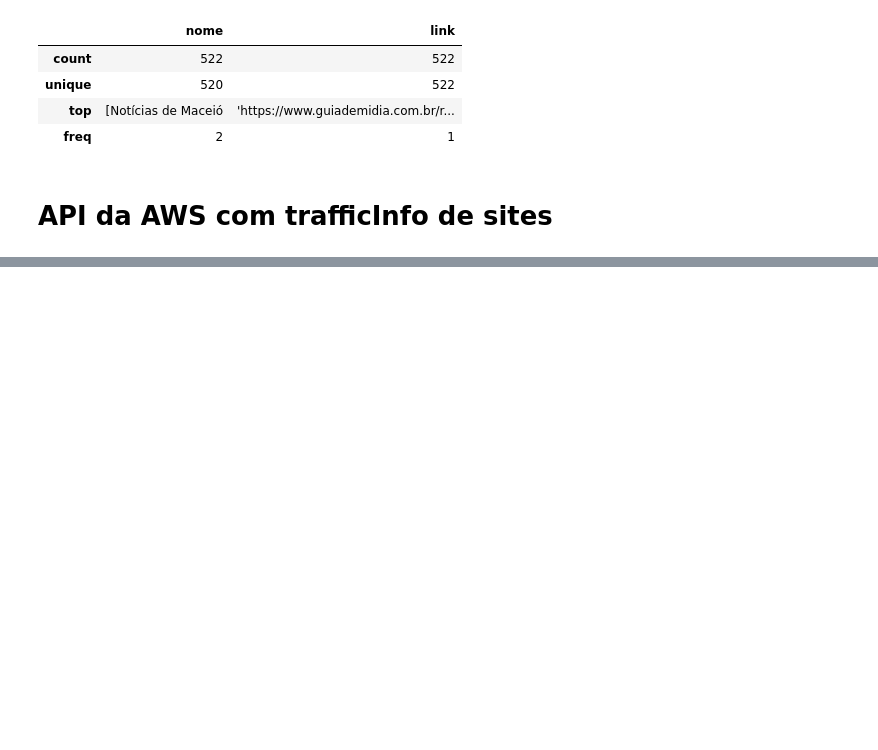
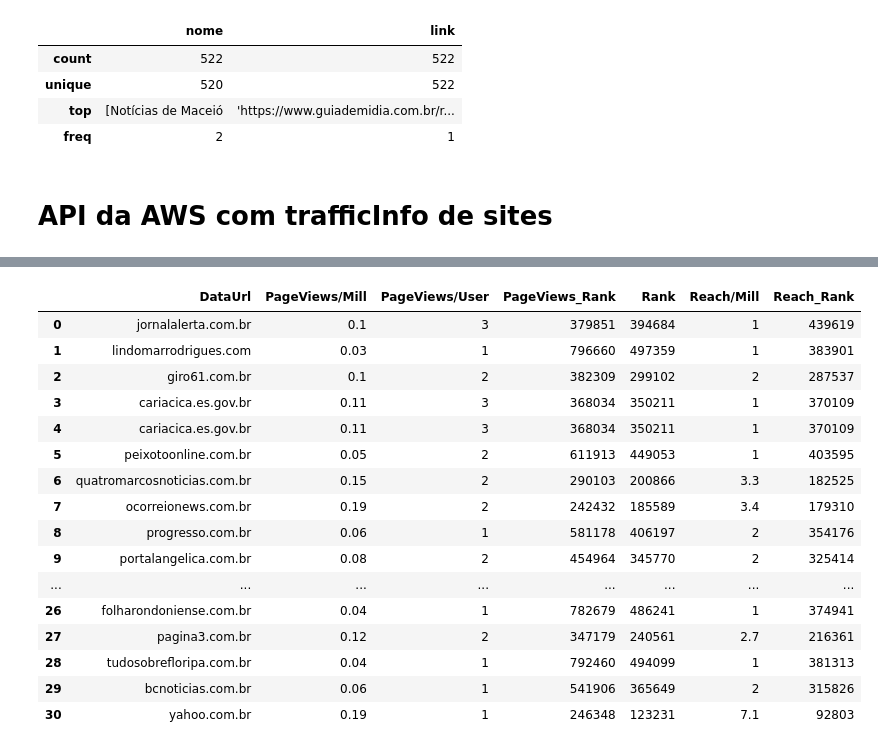
Before and after one commit to magemongo/ContentLovers, a Jupyter notebook: Scrapping_Publisher.ipynb, the cells around one changed output, grey strips where cells are left out. Saved outputs shown, nothing was run; the diff lists cells and outputs as text; code cells hidden in the pictures; blank space fills up the shorter version.

```diff
--- a/Scrapping_Publisher.ipynb
+++ b/Scrapping_Publisher.ipynb
@@ -324,0 +392,22 @@ Response code: 200
+# %%
+df_B = pd.DataFrame()
+df_B = fill_df(new_parse,'1 Months', 'integer')
+df_B
+# %% [output]
+|  | DataUrl | PageViews/Mill | PageViews/User | PageViews_Rank | Rank | Reach/Mill | Reach_Rank |
+| 0 | jornalalerta.com.br | 0.1 | 3 | 379851 | 394684 | 1 | 439619 |
+| 1 | lindomarrodrigues.com | 0.03 | 1 | 796660 | 497359 | 1 | 383901 |
+| 2 | giro61.com.br | 0.1 | 2 | 382309 | 299102 | 2 | 287537 |
+| 3 | cariacica.es.gov.br | 0.11 | 3 | 368034 | 350211 | 1 | 370109 |
+| 4 | cariacica.es.gov.br | 0.11 | 3 | 368034 | 350211 | 1 | 370109 |
+| 5 | peixotoonline.com.br | 0.05 | 2 | 611913 | 449053 | 1 | 403595 |
+| 6 | quatromarcosnoticias.com.br | 0.15 | 2 | 290103 | 200866 | 3.3 | 182525 |
+| 7 | ocorreionews.com.br | 0.19 | 2 | 242432 | 185589 | 3.4 | 179310 |
+| 8 | progresso.com.br | 0.06 | 1 | 581178 | 406197 | 2 | 354176 |
+| 9 | portalangelica.com.br | 0.08 | 2 | 454964 | 345770 | 2 | 325414 |
+| ... | ... | ... | ... | ... | ... | ... | ... |
+| 26 | folharondoniense.com.br | 0.04 | 1 | 782679 | 486241 | 1 | 374941 |
+| 27 | pagina3.com.br | 0.12 | 2 | 347179 | 240561 | 2.7 | 216361 |
+| 28 | tudosobrefloripa.com.br | 0.04 | 1 | 792460 | 494099 | 1 | 381313 |
+| 29 | bcnoticias.com.br | 0.06 | 1 | 541906 | 365649 | 2 | 315826 |
+| 30 | yahoo.com.br | 0.19 | 1 | 246348 | 123231 | 7.1 | 92803 |
```
Also changed, not shown: parts of 27 cells of this notebook.
